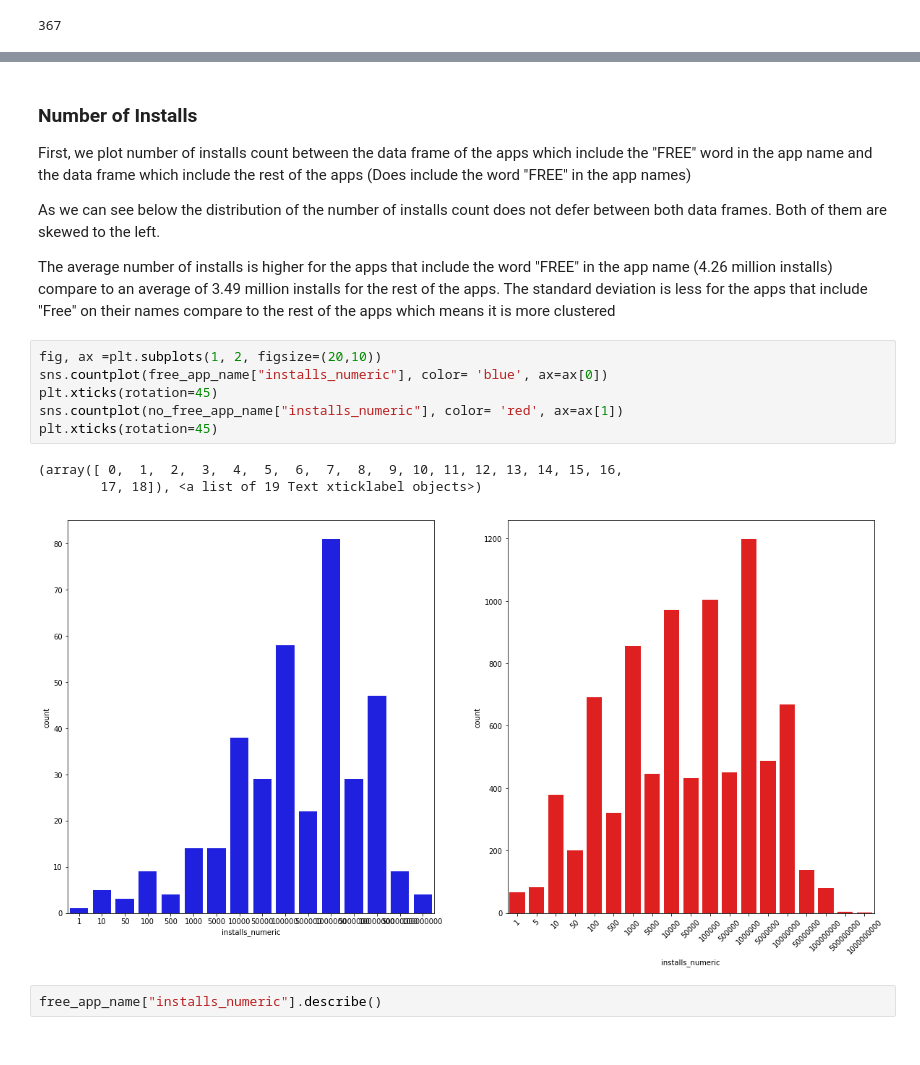
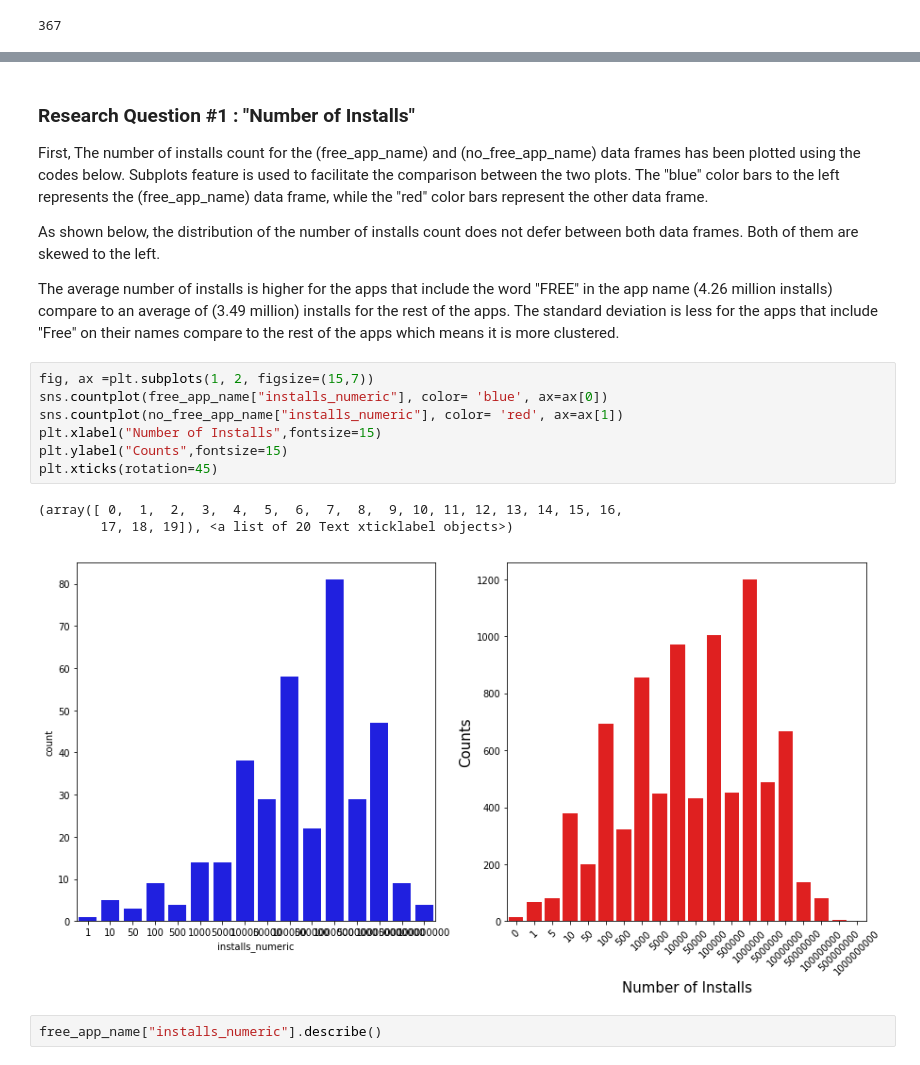
Before and after one commit to romer1979/Google_Play_store, a Jupyter notebook: capestone_project_I.ipynb, the cells around one changed output, grey strips where cells are left out. Saved outputs shown, nothing was run; the diff lists cells and outputs as text.

```diff
--- a/capestone_project_I.ipynb
+++ b/capestone_project_I.ipynb
@@ -299,21 +313,22 @@ len(no_free_app_name)
 # %% [markdown]
-### Number of Installs
+### Research Question #1 : "Number of Installs"
 
-First, we plot number of installs count between the data frame of the apps which include the "FREE" word in the app name and the data frame which include the rest of the apps (Does include the word "FREE" in the app names)
+First, The number of installs count for the (free_app_name) and (no_free_app_name) data frames has been plotted using the codes below. Subplots feature is used to facilitate the comparison between the two plots. The "blue" color bars to the left represents the (free_app_name) data frame, while the "red" color bars represent the other data frame.
 
-As we can see below the distribution of the number of installs count does not defer between both data frames. Both of them are skewed to the left.
+As shown below, the distribution of the number of installs count does not defer between both data frames. Both of them are skewed to the left.
 
-The average number of installs is higher for the apps that include the word "FREE" in the app name (4.26 million installs) compare to an average of 3.49 million installs for the rest of the apps. The standard deviation is less for the apps that include "Free" on their names compare to the rest of the apps which means it is more clustered
+The average number of installs is higher for the apps that include the word "FREE" in the app name (4.26 million installs) compare to an average of (3.49 million) installs for the rest of the apps. The standard deviation is less for the apps that include "Free" on their names compare to the rest of the apps which means it is more clustered.
 # %%
-fig, ax =plt.subplots(1, 2, figsize=(20,10))
+fig, ax =plt.subplots(1, 2, figsize=(15,7))
 sns.countplot(free_app_name["installs_numeric"], color= 'blue', ax=ax[0])
+sns.countplot(no_free_app_name["installs_numeric"], color= 'red', ax=ax[1])
+plt.xlabel("Number of Installs",fontsize=15)
+plt.ylabel("Counts",fontsize=15)
 plt.xticks(rotation=45)
-sns.countplot(no_free_app_name["installs_numeric"], color= 'red', ax=ax[1])
-plt.xticks(rotation=45)
 # %% [output]
 (array([ 0,  1,  2,  3,  4,  5,  6,  7,  8,  9, 10, 11, 12, 13, 14, 15, 16,
-        17, 18]), <a list of 19 Text xticklabel objects>)
+        17, 18, 19]), <a list of 20 Text xticklabel objects>)
-[figure, old version]
+[figure, new version]
 # %%
 free_app_name["installs_numeric"].describe()
 # %% [output]
```
Also changed, not shown: parts of 56 cells of this notebook.
